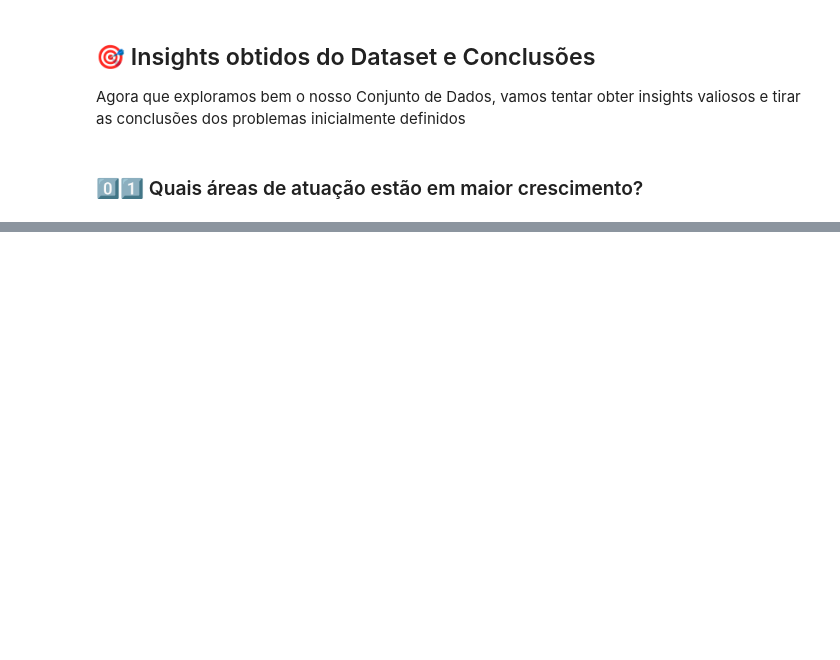
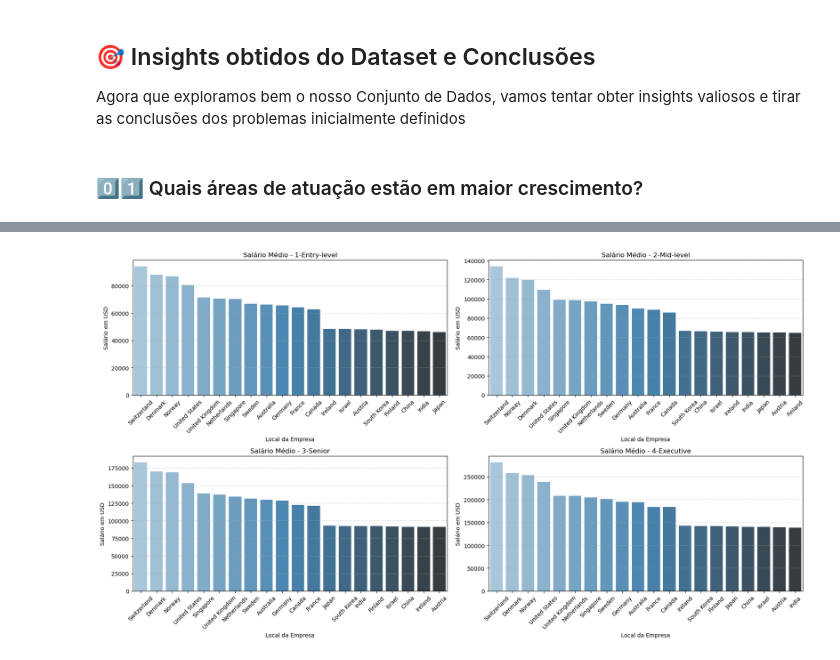
Before and after one commit to Cavalheiro93/mvp-data-analyst-global-ai-market, a Jupyter notebook: Projeto_MVP.ipynb, the cells around one changed output, grey strips where cells are left out. Drawn from its saved outputs; the diff is of its cells as text; code cells hidden in the pictures; blank space fills up the shorter version.

```diff
--- a/Projeto_MVP.ipynb
+++ b/Projeto_MVP.ipynb
@@ -596,0 +624,38 @@ Essa vaga mostra-se um grande potêncial para aqueles com intenção
+# %%
+
+import matplotlib.pyplot as plt
+import seaborn as sns
+
+# Agrupar: salário médio por país e nível de experiência
+df_media_salario = (
+    df.groupby(['company_location', 'experience_level'])['salary_usd']
+    .mean()
+    .reset_index()
+)
+
+# Níveis de experiência únicos
+niveis = sorted(df_media_salario['experience_level'].unique())
+
+# Criar a figura com 2 linhas e 2 colunas de gráficos
+fig, axs = plt.subplots(2, 2, figsize=(18, 10))
+axs = axs.flatten()  # Deixa a matriz 2x2 como lista simples para facilitar o loop
+
+# Plotar um gráfico para cada nível de experiência
+for i, nivel in enumerate(niveis):
+    df_nivel = df_media_salario[df_media_salario['experience_level'] == nivel]
+    df_nivel_ordenado = df_nivel.sort_values(by='salary_usd', ascending=False)
+
+    sns.barplot(data=df_nivel_ordenado, ax=axs[i],
+                x='company_location', y='salary_usd', palette='Blues_d')
+
+    axs[i].set_title(f'Salário Médio - {nivel}')
+    axs[i].set_xlabel('Local da Empresa')
+    axs[i].set_ylabel('Salário em USD')
+    axs[i].tick_params(axis='x', rotation=45)
+    axs[i].grid(axis='y', linestyle='--', alpha=0.5)
+
+# Ajustar o layout
+plt.tight_layout()
+plt.show()
+# %% [output]
+[figure, added]
```
Also changed, not shown: parts of 9 cells of this notebook.
